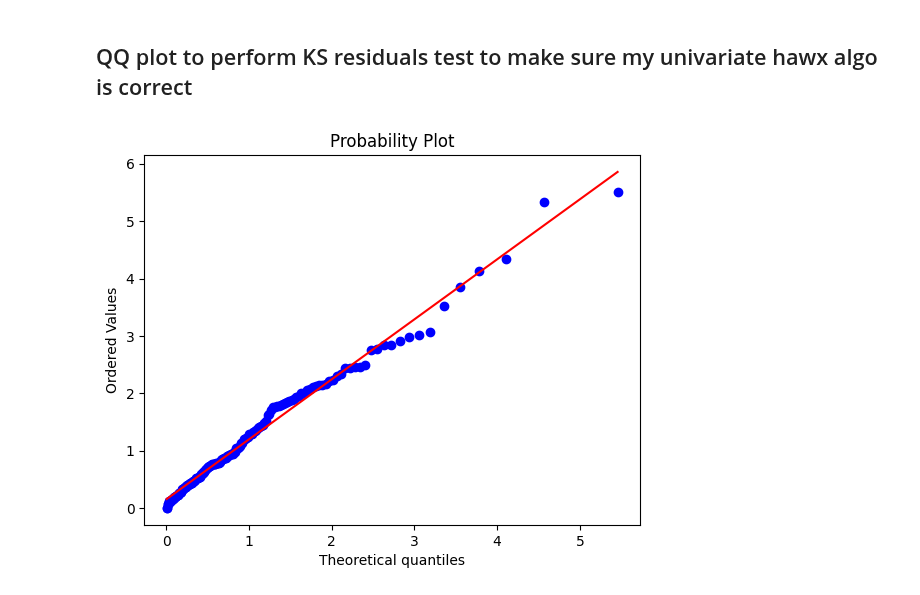
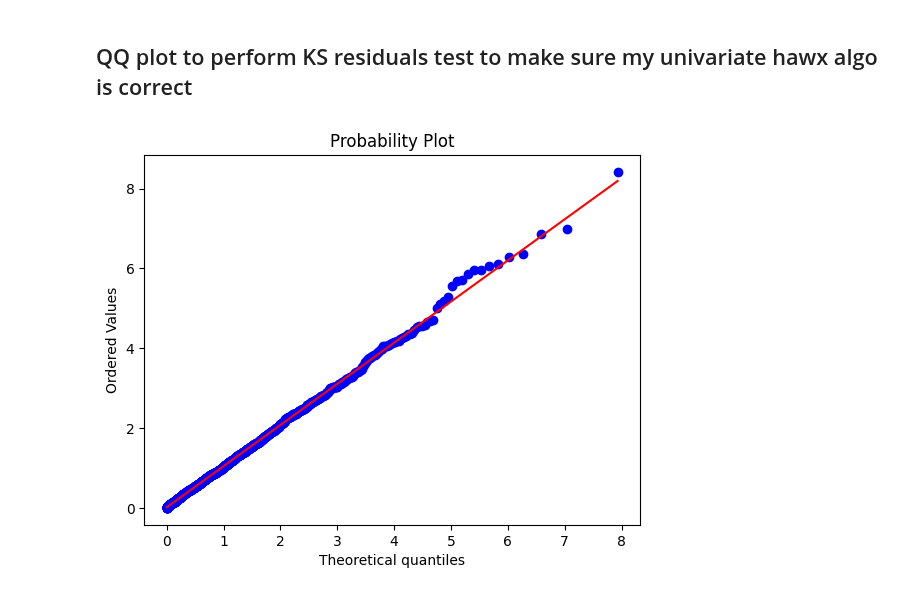
Before and after one commit to gaetanX21/hf-volatility, a Jupyter notebook: src/utils/simulate_gaetan.ipynb, the cells around one changed output. Saved outputs shown, nothing was run; the diff lists cells and outputs as text; code cells hidden in the pictures.

```diff
--- a/src/utils/simulate_gaetan.ipynb
+++ b/src/utils/simulate_gaetan.ipynb
@@ -173,14 +217,14 @@ hawkes.plot(events, T)
 # %% [markdown]
 ## QQ plot to perform KS residuals test to make sure my univariate hawx algo is correct
 # %%
-mu, alpha, beta = 1.6, 2.4, 11
+mu, alpha, beta = 0.16, 0.024, 0.11
 hwk = HawkesProcess(mu, alpha, beta)
-T = 100
+T = 10000
 events = hwk.simulate(T)
 
 hwk.plot_QQ(events)
 # %% [output]
-[figure, old version]
+[figure, new version]
 # %%
 # retrieve the actual EURUSD tick data
 
```
Also changed, not shown: parts of 13 cells of this notebook, 2 other files.
